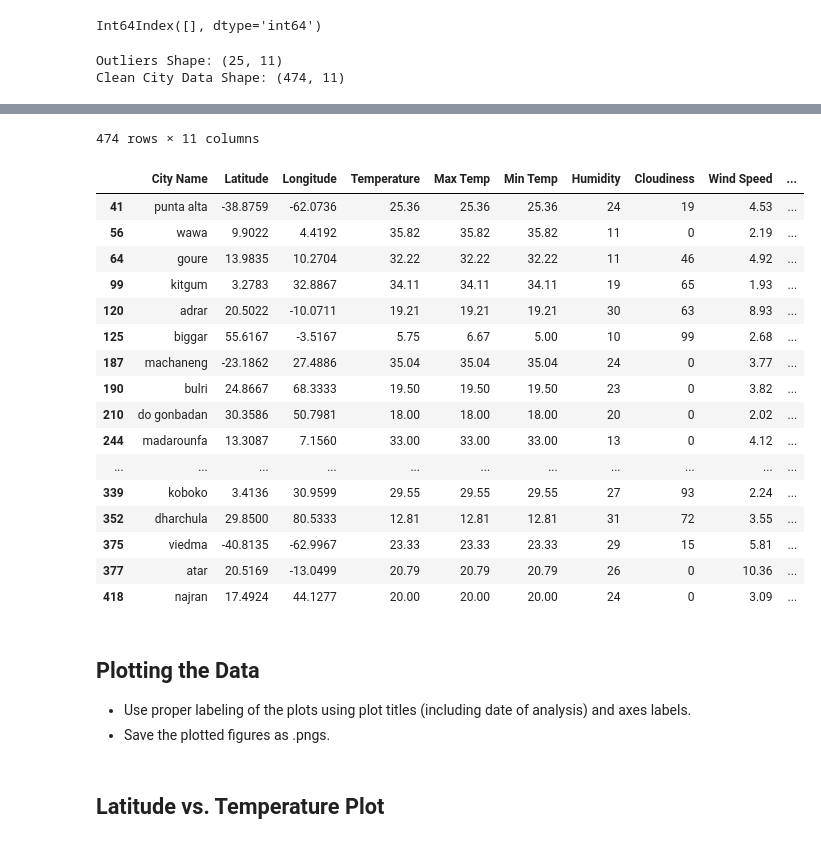
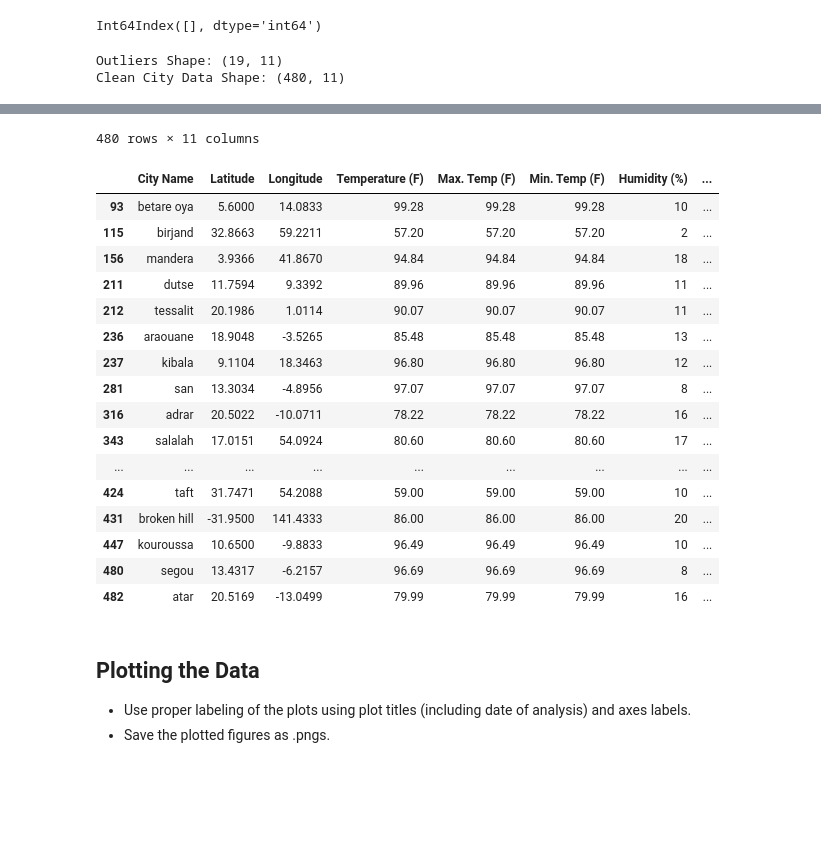
Before and after one commit to waqaszahick/Python-API-Challenge, a Jupyter notebook: WeatherPy/WeatherPy.ipynb, the cells around one changed output, grey strips where cells are left out. Drawn from its saved outputs; the diff is of its cells as text; code cells hidden in the pictures; blank space fills up the shorter version.

```diff
--- a/WeatherPy/WeatherPy.ipynb
+++ b/WeatherPy/WeatherPy.ipynb
@@ -173,22 +172,22 @@ Int64Index([], dtype='int64')
 # Making a new DataFrame equal to the city data to drop all humidity outliers by index.
 # Passing "inplace = False" will make a copy of the 'city_data' DataFrame, which we call "clean_city_data".
 
-q1 = cities_data['Humidity'].quantile(0.25)
-q3 = cities_data['Humidity'].quantile(0.75)
+q1 = cities_data['Humidity (%)'].quantile(0.25)
+q3 = cities_data['Humidity (%)'].quantile(0.75)
 iqr = q3-q1
 
 # For our understanding, let's find out the outlier data as well.
-cities_with_houtliers_1 = cities_data[cities_data.Humidity < (q1 - 1.5 * iqr)]
-cities_with_houtliers_2 =cities_data[cities_data.Humidity > (q3 + 1.5 * iqr)]
-cities_with_houtliers = pd.concat([cities_with_houtliers_1, cities_with_houtliers_2])
+cities_with_humid_outliers_1 = cities_data[cities_data['Humidity (%)'] < (q1 - 1.5 * iqr)]
+cities_with_humid_outliers_2 =cities_data[cities_data['Humidity (%)'] > (q3 + 1.5 * iqr)]
+cities_with_humid_outliers = pd.concat([cities_with_humid_outliers_1, cities_with_humid_outliers_2])
 
 # Take the data with no outliers in humidity - 'clean_cities_data'
-cities_without_houtliers_1 = cities_data[cities_data.Humidity > (q1 - 1.5 * iqr)]
-clean_cities_data = cities_without_houtliers_1[cities_without_houtliers_1.Humidity < (q3 + 1.5 * iqr)]
+cities_without_humid_outliers_1 = cities_data[cities_data['Humidity (%)'] > (q1 - 1.5 * iqr)]
+clean_cities_data = cities_without_humid_outliers_1[cities_without_humid_outliers_1['Humidity (%)']  < (q3 + 1.5 * iqr)]
 
-print('Outliers Shape:', cities_with_houtliers.shape, '\nClean City Data Shape:', clean_cities_data.shape)
+print('Outliers Shape:', cities_with_humid_outliers.shape, '\nClean City Data Shape:', clean_cities_data.shape)
 display(clean_cities_data)
-display(cities_with_houtliers)
+display(cities_with_humid_outliers)
 # %% [output]
-Outliers Shape: (25, 11)
-Clean City Data Shape: (474, 11)
+Outliers Shape: (19, 11)
+Clean City Data Shape: (480, 11)
@@ -207,24 +206,22 @@ Clean City Data Shape: (474, 11)
-474 rows × 11 columns
+480 rows × 11 columns
-|  | City Name | Latitude | Longitude | Temperature | Max Temp | Min Temp | Humidity | Cloudiness | Wind Speed | ... |
-| 41 | punta alta | -38.8759 | -62.0736 | 25.36 | 25.36 | 25.36 | 24 | 19 | 4.53 | ... |
-| 56 | wawa | 9.9022 | 4.4192 | 35.82 | 35.82 | 35.82 | 11 | 0 | 2.19 | ... |
-| 64 | goure | 13.9835 | 10.2704 | 32.22 | 32.22 | 32.22 | 11 | 46 | 4.92 | ... |
-| 99 | kitgum | 3.2783 | 32.8867 | 34.11 | 34.11 | 34.11 | 19 | 65 | 1.93 | ... |
-| 120 | adrar | 20.5022 | -10.0711 | 19.21 | 19.21 | 19.21 | 30 | 63 | 8.93 | ... |
-| 125 | biggar | 55.6167 | -3.5167 | 5.75 | 6.67 | 5.00 | 10 | 99 | 2.68 | ... |
-| 187 | machaneng | -23.1862 | 27.4886 | 35.04 | 35.04 | 35.04 | 24 | 0 | 3.77 | ... |
-| 190 | bulri | 24.8667 | 68.3333 | 19.50 | 19.50 | 19.50 | 23 | 0 | 3.82 | ... |
-| 210 | do gonbadan | 30.3586 | 50.7981 | 18.00 | 18.00 | 18.00 | 20 | 0 | 2.02 | ... |
-| 244 | madarounfa | 13.3087 | 7.1560 | 33.00 | 33.00 | 33.00 | 13 | 0 | 4.12 | ... |
-| ... | ... | ... | ... | ... | ... | ... | ... | ... | ... | ... |
-| 339 | koboko | 3.4136 | 30.9599 | 29.55 | 29.55 | 29.55 | 27 | 93 | 2.24 | ... |
-| 352 | dharchula | 29.8500 | 80.5333 | 12.81 | 12.81 | 12.81 | 31 | 72 | 3.55 | ... |
-| 375 | viedma | -40.8135 | -62.9967 | 23.33 | 23.33 | 23.33 | 29 | 15 | 5.81 | ... |
-| 377 | atar | 20.5169 | -13.0499 | 20.79 | 20.79 | 20.79 | 26 | 0 | 10.36 | ... |
-| 418 | najran | 17.4924 | 44.1277 | 20.00 | 20.00 | 20.00 | 24 | 0 | 3.09 | ... |
+|  | City Name | Latitude | Longitude | Temperature (F) | Max. Temp (F) | Min. Temp (F) | Humidity (%) | ... |
+| 93 | betare oya | 5.6000 | 14.0833 | 99.28 | 99.28 | 99.28 | 10 | ... |
+| 115 | birjand | 32.8663 | 59.2211 | 57.20 | 57.20 | 57.20 | 2 | ... |
+| 156 | mandera | 3.9366 | 41.8670 | 94.84 | 94.84 | 94.84 | 18 | ... |
+| 211 | dutse | 11.7594 | 9.3392 | 89.96 | 89.96 | 89.96 | 11 | ... |
+| 212 | tessalit | 20.1986 | 1.0114 | 90.07 | 90.07 | 90.07 | 11 | ... |
+| 236 | araouane | 18.9048 | -3.5265 | 85.48 | 85.48 | 85.48 | 13 | ... |
+| 237 | kibala | 9.1104 | 18.3463 | 96.80 | 96.80 | 96.80 | 12 | ... |
+| 281 | san | 13.3034 | -4.8956 | 97.07 | 97.07 | 97.07 | 8 | ... |
+| 316 | adrar | 20.5022 | -10.0711 | 78.22 | 78.22 | 78.22 | 16 | ... |
+| 343 | salalah | 17.0151 | 54.0924 | 80.60 | 80.60 | 80.60 | 17 | ... |
+| ... | ... | ... | ... | ... | ... | ... | ... | ... |
+| 424 | taft | 31.7471 | 54.2088 | 59.00 | 59.00 | 59.00 | 10 | ... |
+| 431 | broken hill | -31.9500 | 141.4333 | 86.00 | 86.00 | 86.00 | 20 | ... |
+| 447 | kouroussa | 10.6500 | -9.8833 | 96.49 | 96.49 | 96.49 | 10 | ... |
+| 480 | segou | 13.4317 | -6.2157 | 96.69 | 96.69 | 96.69 | 8 | ... |
+| 482 | atar | 20.5169 | -13.0499 | 79.99 | 79.99 | 79.99 | 16 | ... |
 # %% [markdown]
 ## Plotting the Data
 * Use proper labeling of the plots using plot titles (including date of analysis) and axes labels.
 * Save the plotted figures as .pngs.
-# %% [markdown]
-## Latitude vs. Temperature Plot
```
Also changed, not shown: parts of 59 cells of this notebook, 26 other files.
